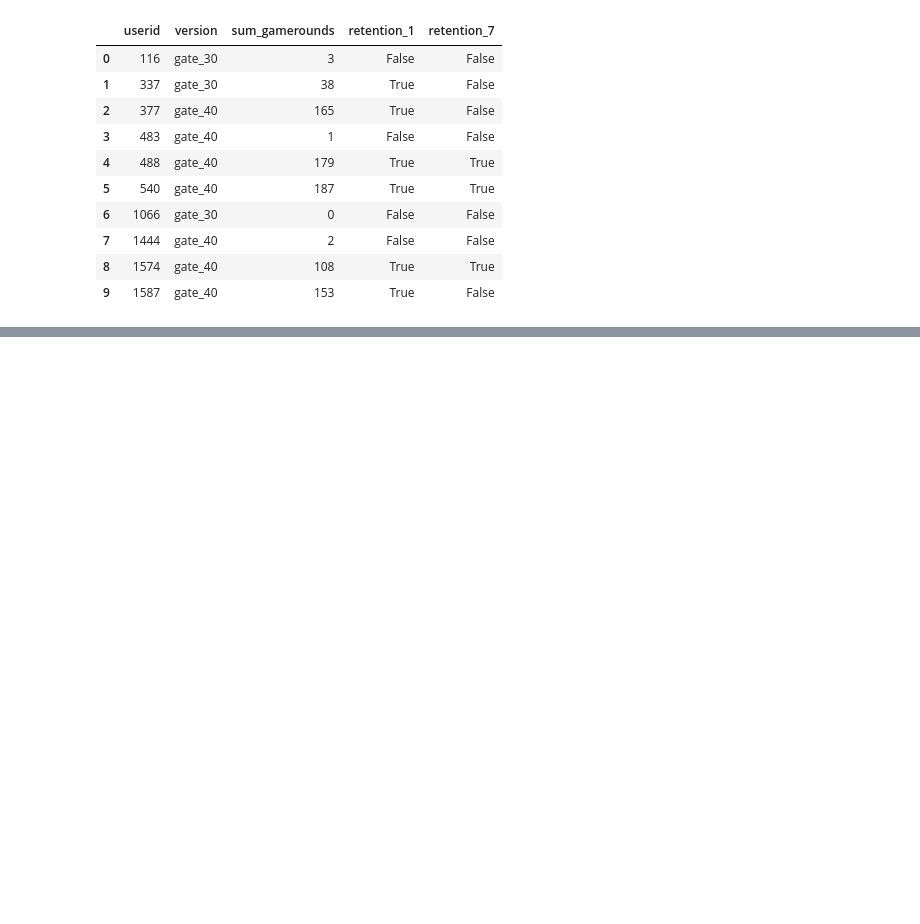
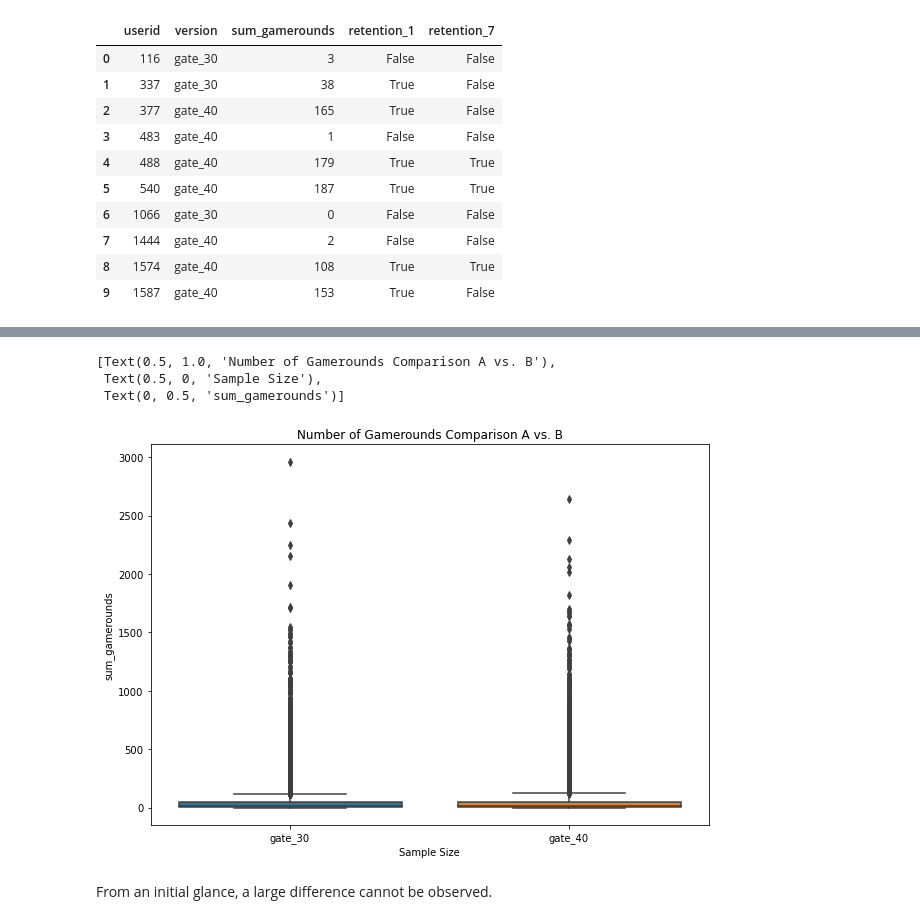
Before and after one commit to smasuno/python, a Jupyter notebook: AB testing example.ipynb, the cells around one changed output, grey strips where cells are left out. Cells and saved outputs as stored; diff of their text form; code cells hidden in the pictures; blank space fills up the shorter version.

```diff
--- a/AB testing example.ipynb
+++ b/AB testing example.ipynb
@@ -38 +57,14 @@ df.head(10)
+# %%
+# games_30 = df.loc[df.version == 'gate_30']
+# games_40 = df.loc[df.version == 'gate_40']
+
+fig, axes = plt.subplots(figsize = (10,7))
+sns.boxplot(data=df, x='version', y='sum_gamerounds', ax = axes).set(title='Number of Gamerounds Comparison A vs. B', xlabel='Sample Size', ylabel='sum_gamerounds')
+# %% [output]
+[Text(0.5, 1.0, 'Number of Gamerounds Comparison A vs. B'),
+ Text(0.5, 0, 'Sample Size'),
+ Text(0, 0.5, 'sum_gamerounds')]
+[figure, added]
+# %% [markdown]
+From an initial glance, a large difference cannot be observed.
 # %% [markdown]
```
Also changed, not shown: parts of 19 cells of this notebook, 1 other file.
